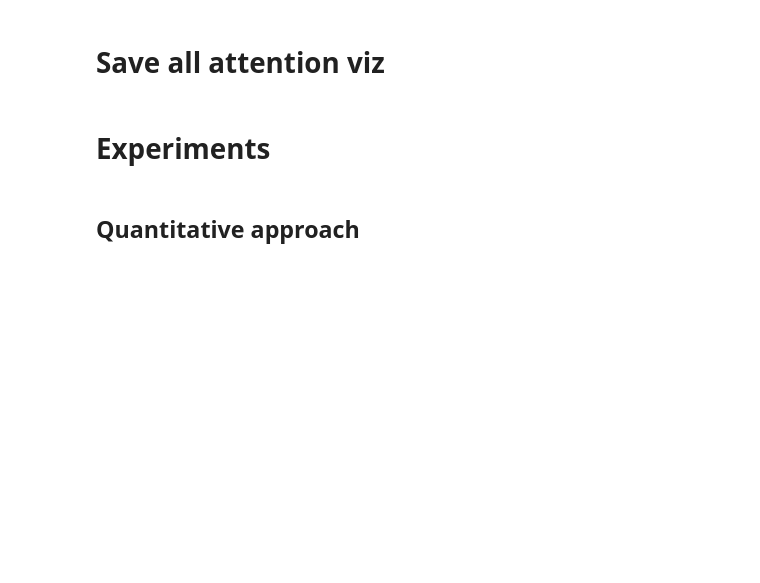
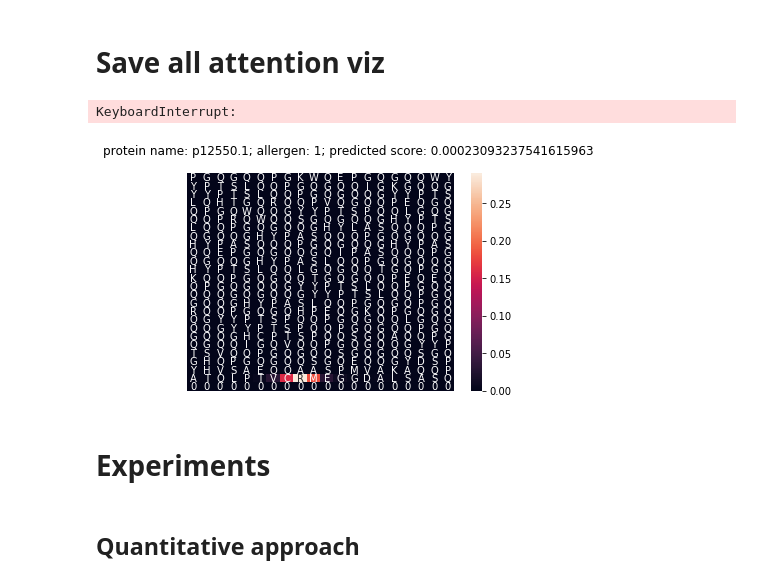
Before and after one commit to PierreBoyeau/proteins, a Jupyter notebook: riken/rnn/model_psiblast_eval.ipynb, the cells around one changed output. Drawn from its saved outputs; the diff is of its cells as text; code cells hidden in the pictures; blank space fills up the shorter version.

```diff
--- a/riken/rnn/model_psiblast_eval.ipynb
+++ b/riken/rnn/model_psiblast_eval.ipynb
@@ -143,5 +145,8 @@ def save_attentions(attentions, characters, y_true, y_pred, protein_names, dire)
 # %%
-save_attentions(atts, seqs_str, ytrue, ypred, test_protein_names, 'train_attentions')
+save_attentions(atts, seqs_str, ytrue, ypred, test_protein_names, 'attentions_masked')
+# %% [output]
+KeyboardInterrupt:
+[figure, added]
 # %% [markdown]
 # Experiments
 # %% [markdown]
```
Also changed, not shown: parts of 13 cells of this notebook.
